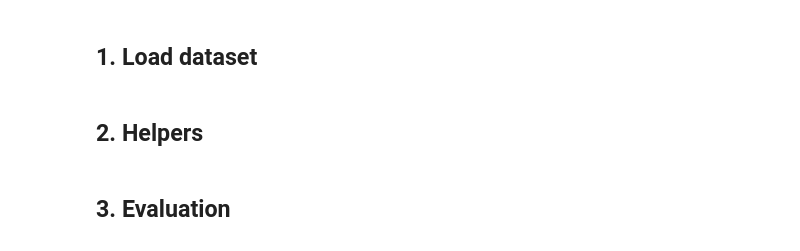
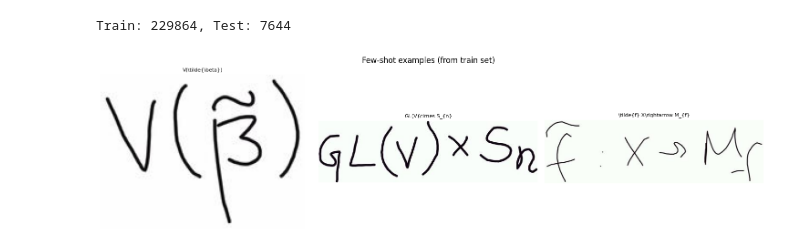
Before and after one commit to dustinp11/HandTex, a Jupyter notebook: notebooks/gpt5_baseline.ipynb, the cells around one changed output. Saved outputs shown, nothing was run; the diff lists cells and outputs as text; code cells hidden in the pictures.

Commit message:
Few shot updated

```diff
--- a/notebooks/gpt5_baseline.ipynb
+++ b/notebooks/gpt5_baseline.ipynb
@@ -37,2 +19,0 @@ SEED = 42
-# %% [markdown]
-## 1. Load dataset
@@ -47,14 +20,40 @@ print(f"Sampled {NUM_SAMPLES} test images (seed={SEED})")
-# %%
-# preview a few samples
-import matplotlib.pyplot as plt
-
-fig, axes = plt.subplots(1, 5, figsize=(20, 4))
-for ax, s in zip(axes, samples[:5]):
-    ax.imshow(s["image"], cmap="gray")
-    ax.set_title(s["latex"][:30], fontsize=9)
-    ax.axis("off")
-plt.tight_layout()
-plt.show()
-# %% [markdown]
-## 2. Helpers
+# %%
+MODEL = "gpt-5.2"
+NUM_FEW_SHOT = 3
+NUM_SAMPLES = 50
+SEED = 42
+DELAY_BETWEEN_CALLS = 0.5
+
+# Load both splits: train for few-shot examples, test for evaluation
+ds = load_dataset("deepcopy/MathWriting-human")
+print(f"Train: {len(ds['train'])}, Test: {len(ds['test'])}")
+
+# Few-shot: first 3 samples from train set
+few_shot_samples = [ds["train"][i] for i in range(NUM_FEW_SHOT)]
+
+# Eval: 50 random samples from test set
+random.seed(SEED)
+test_indices = random.sample(range(len(ds["test"])), NUM_SAMPLES)
+test_samples = [ds["test"][i] for i in test_indices]
+
+# Encode few-shot images to base64 once — reused on every API call
+def encode_image(pil_image):
+    buf = BytesIO()
+    pil_image.save(buf, format="PNG")
+    return base64.b64encode(buf.getvalue()).decode("utf-8")
+
+few_shot_b64 = [(encode_image(s["image"]), s["latex"]) for s in few_shot_samples]
+
+# Preview few-shot examples
+fig, axes = plt.subplots(1, NUM_FEW_SHOT, figsize=(5 * NUM_FEW_SHOT, 4))
+for ax, s in zip(axes, few_shot_samples):
+    ax.imshow(s["image"], cmap="gray")
+    ax.set_title(s["latex"][:50], fontsize=8)
+    ax.axis("off")
+plt.suptitle("Few-shot examples (from train set)", fontsize=12)
+plt.tight_layout()
+plt.show()
+# %% [output]
+Train: 229864, Test: 7644
+[figure, added]
 # %%
@@ -113,7 +114,5 @@ def normalized_edit_distance(pred, target):
             prev = temp
     return dp[n] / max(m, n)
-# %% [markdown]
-## 3. Evaluation
 # %%
 results = []
 exact_matches = 0
```
Also changed, not shown: parts of 9 cells of this notebook, 1 other file.
